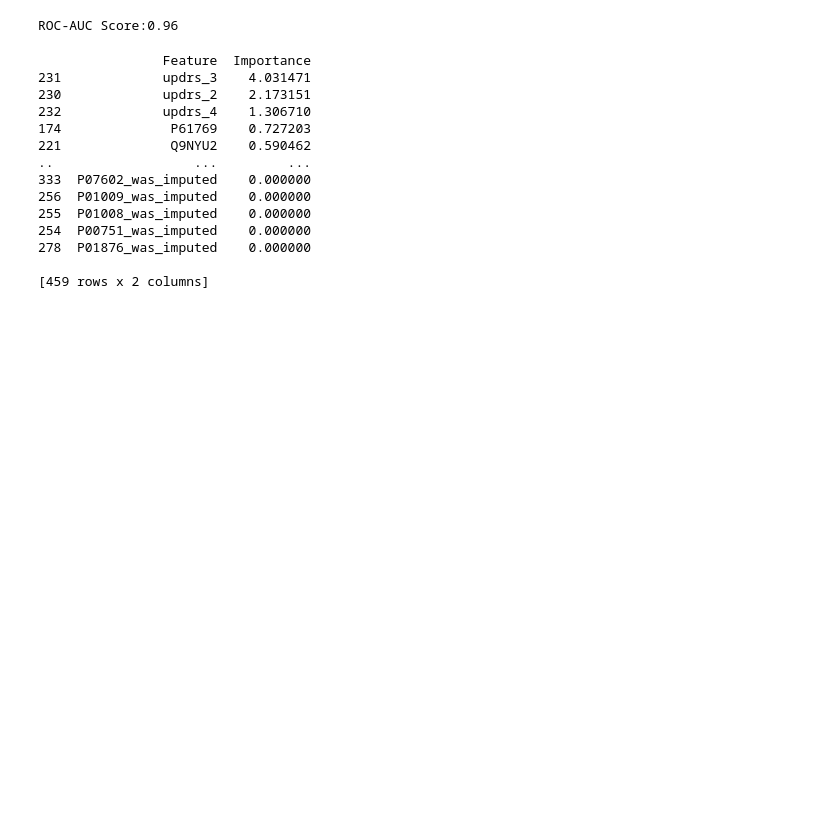
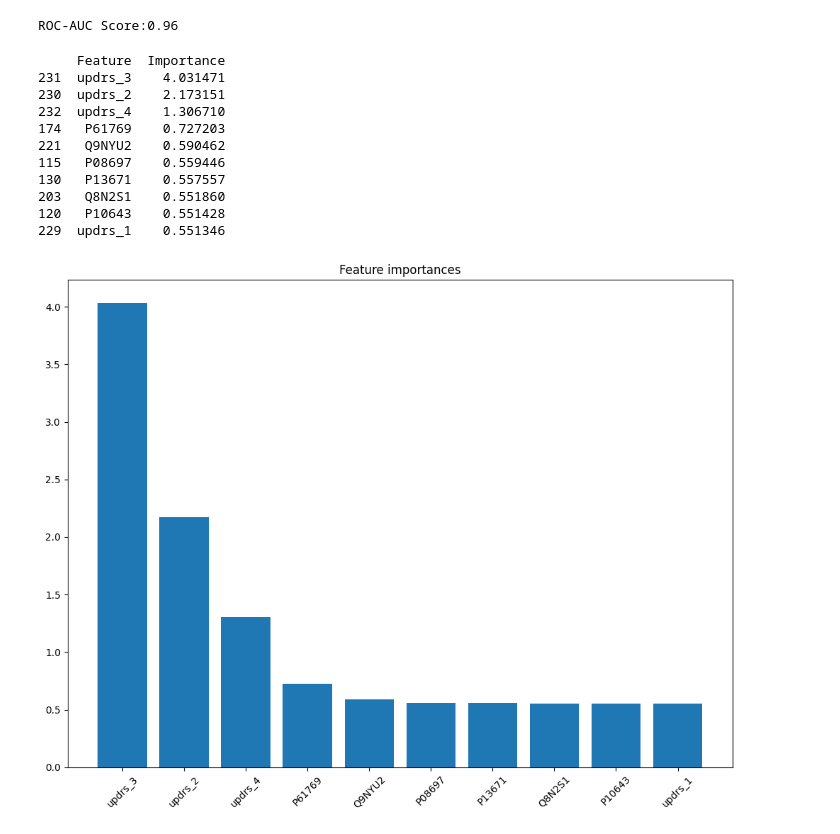
Before and after one commit to DhanashriSolanki/Biomarker-Based-PD-onset-prediction, a Jupyter notebook: Algo2_logistic_regression.ipynb, the cells around one changed output. Cells and saved outputs as stored; diff of their text form; code cells hidden in the pictures; blank space fills up the shorter version.

```diff
--- a/Algo2_logistic_regression.ipynb
+++ b/Algo2_logistic_regression.ipynb
@@ -121,20 +124,26 @@ feature_importance = pd.DataFrame({
     'Feature': X.columns,
     'Importance': np.abs(importance)
 })
-feature_importance=feature_importance.sort_values(by='Importance',ascending=False)
+feature_importance=feature_importance.sort_values(by='Importance',ascending=False)[:10]
 print(feature_importance)
 # %% [output]
-                Feature  Importance
-231             updrs_3    4.031471
-230             updrs_2    2.173151
-232             updrs_4    1.306710
-174              P61769    0.727203
-221              Q9NYU2    0.590462
-..                  ...         ...
-333  P07602_was_imputed    0.000000
-256  P01009_was_imputed    0.000000
-255  P01008_was_imputed    0.000000
-254  P00751_was_imputed    0.000000
-278  P01876_was_imputed    0.000000
-
-[459 rows x 2 columns]
+     Feature  Importance
+231  updrs_3    4.031471
+230  updrs_2    2.173151
+232  updrs_4    1.306710
+174   P61769    0.727203
+221   Q9NYU2    0.590462
+115   P08697    0.559446
+130   P13671    0.557557
+203   Q8N2S1    0.551860
+120   P10643    0.551428
+229  updrs_1    0.551346
+# %%
+plt.figure(figsize=(10,8))
+plt.bar(feature_importance['Feature'],feature_importance['Importance'])
+plt.xticks(rotation=45)
+plt.title("Feature importances")
+plt.tight_layout()
+plt.show()
+# %% [output]
+[figure, added]
```
Also changed, not shown: parts of 2 cells of this notebook, 6 other files.
